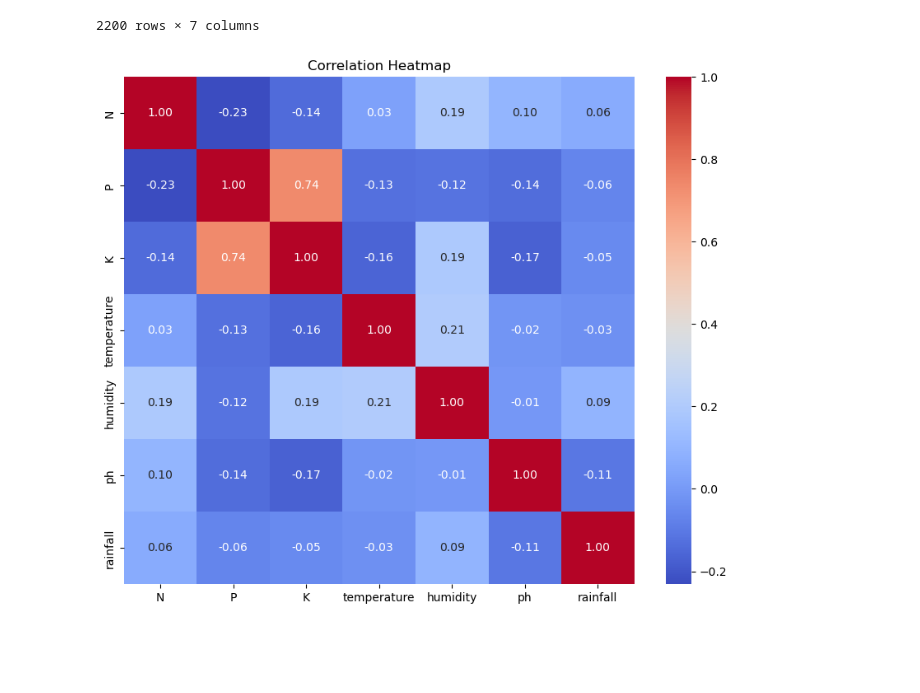
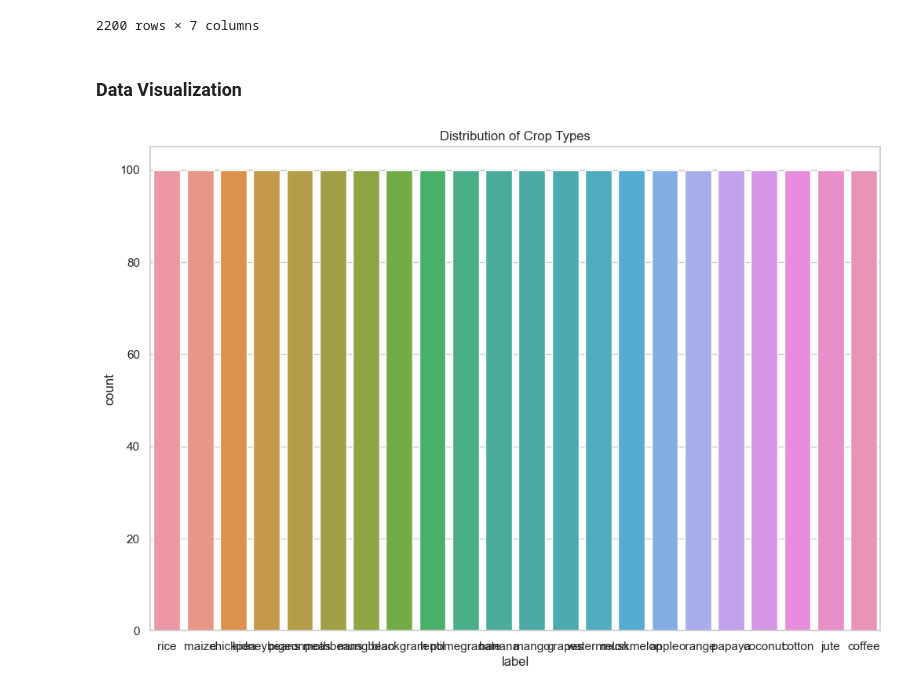
Before and after one commit to arslan-sb/Crop-Recommendation-system, a Jupyter notebook: crop_recommendation.ipynb, the cells around one changed output. Cells and saved outputs as stored; diff of their text form; code cells hidden in the pictures; blank space fills up the shorter version.

Commit message:
Data wrangling and visualization

```diff
--- a/crop_recommendation.ipynb
+++ b/crop_recommendation.ipynb
@@ -115,12 +168,12 @@ df.iloc[:,0:-1]
 | 2198 | 117 | 32 | 34 | 26.272418 | 52.127394 | 6.758793 | 127.175293 |
 | 2199 | 104 | 18 | 30 | 23.603016 | 60.396475 | 6.779833 | 140.937041 |
 2200 rows × 7 columns
-# %%
-correlation_matrix = df.iloc[:,:-1].corr()
-
-plt.figure(figsize=(10, 8))
-sns.heatmap(correlation_matrix, annot=True, cmap='coolwarm', fmt=".2f")
-plt.title('Correlation Heatmap')
-plt.show()
-# %% [output]
-[figure, removed]
+# %% [markdown]
+### Data Visualization
+# %%
+plt.figure(figsize=(12, 8))
+sns.countplot(x='label', data=df)
+plt.title('Distribution of Crop Types')
+plt.show()
+# %% [output]
+[figure, added]
```
Also changed, not shown: parts of 16 cells of this notebook.
